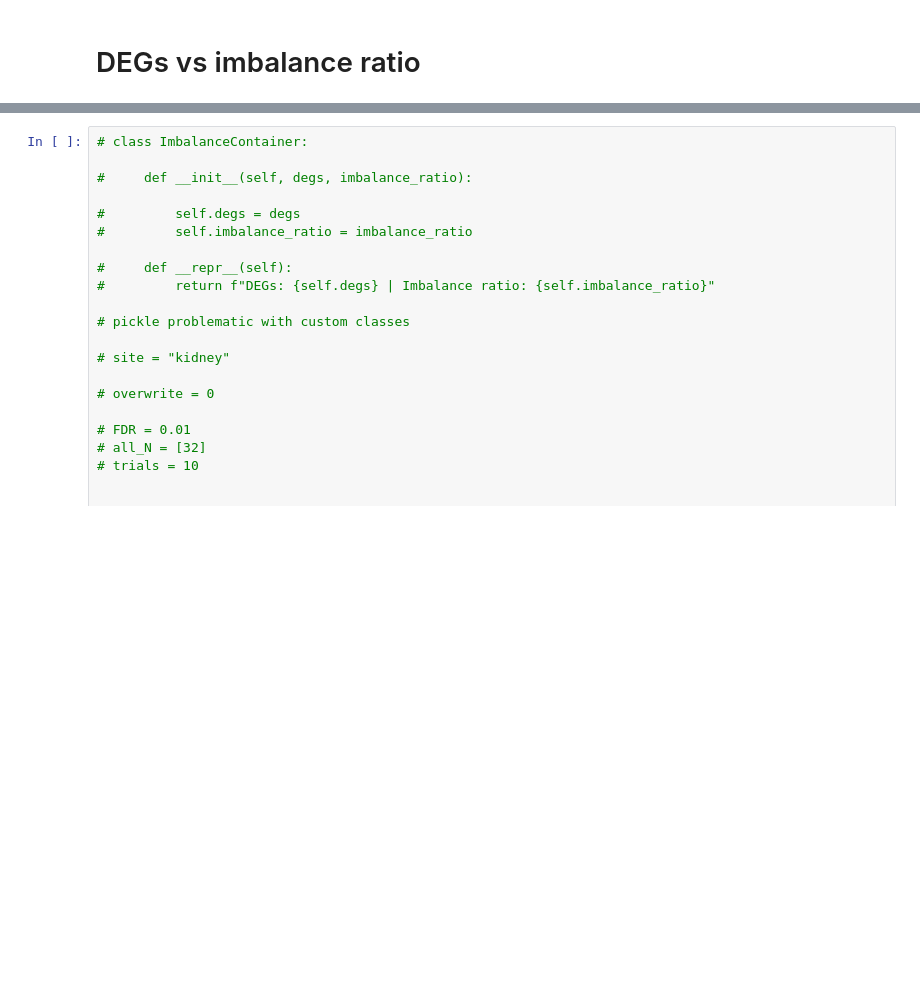
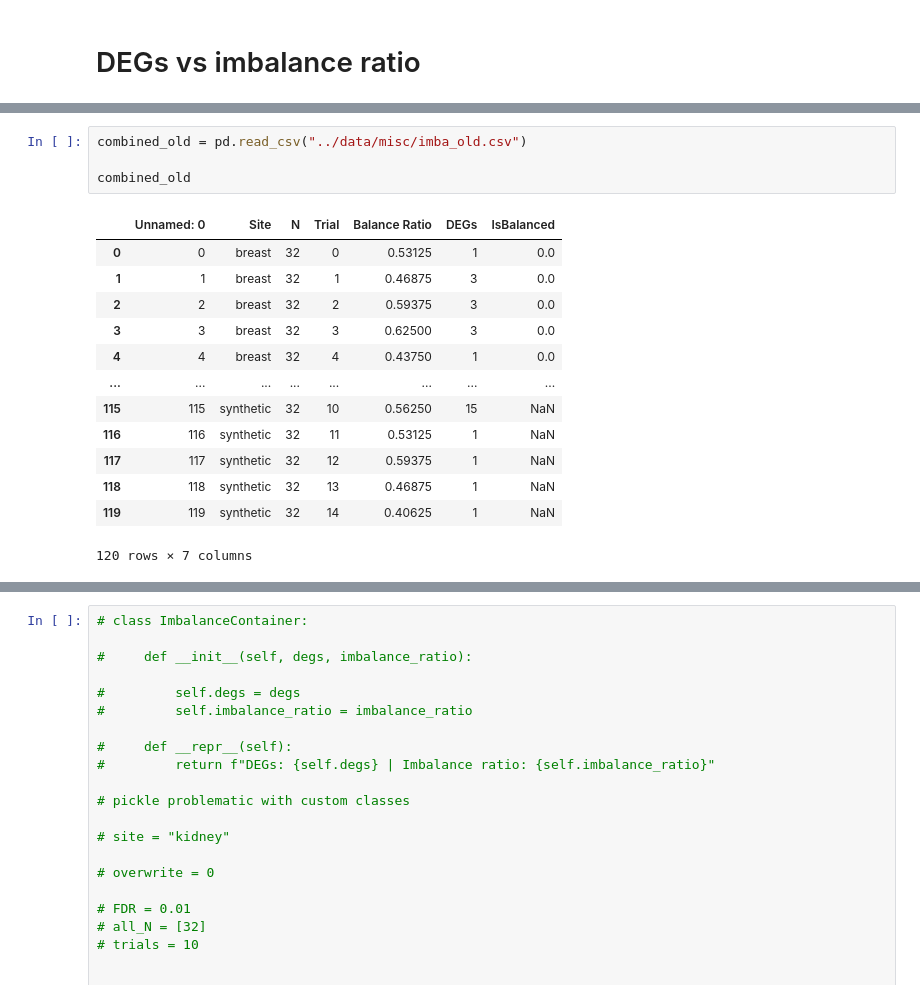
Before and after one commit to pdegen/RNASeqReplicability, a Jupyter notebook: notebooks/permuted_data.ipynb, the cells around one changed output, grey strips where cells are left out. Cells and saved outputs as stored; diff of their text form; blank space fills up the shorter version.

```diff
--- a/notebooks/permuted_data.ipynb
+++ b/notebooks/permuted_data.ipynb
@@ -272 +280,19 @@ fig.savefig(figpath)
+# %%
+combined_old = pd.read_csv("../data/misc/imba_old.csv")
+
+combined_old
+# %% [output]
+|  | Unnamed: 0 | Site | N | Trial | Balance Ratio | DEGs | IsBalanced |
+| 0 | 0 | breast | 32 | 0 | 0.53125 | 1 | 0.0 |
+| 1 | 1 | breast | 32 | 1 | 0.46875 | 3 | 0.0 |
+| 2 | 2 | breast | 32 | 2 | 0.59375 | 3 | 0.0 |
+| 3 | 3 | breast | 32 | 3 | 0.62500 | 3 | 0.0 |
+| 4 | 4 | breast | 32 | 4 | 0.43750 | 1 | 0.0 |
+| ... | ... | ... | ... | ... | ... | ... | ... |
+| 115 | 115 | synthetic | 32 | 10 | 0.56250 | 15 | NaN |
+| 116 | 116 | synthetic | 32 | 11 | 0.53125 | 1 | NaN |
+| 117 | 117 | synthetic | 32 | 12 | 0.59375 | 1 | NaN |
+| 118 | 118 | synthetic | 32 | 13 | 0.46875 | 1 | NaN |
+| 119 | 119 | synthetic | 32 | 14 | 0.40625 | 1 | NaN |
+120 rows × 7 columns
 # %%
```
Also changed, not shown: parts of 16 cells of this notebook.
